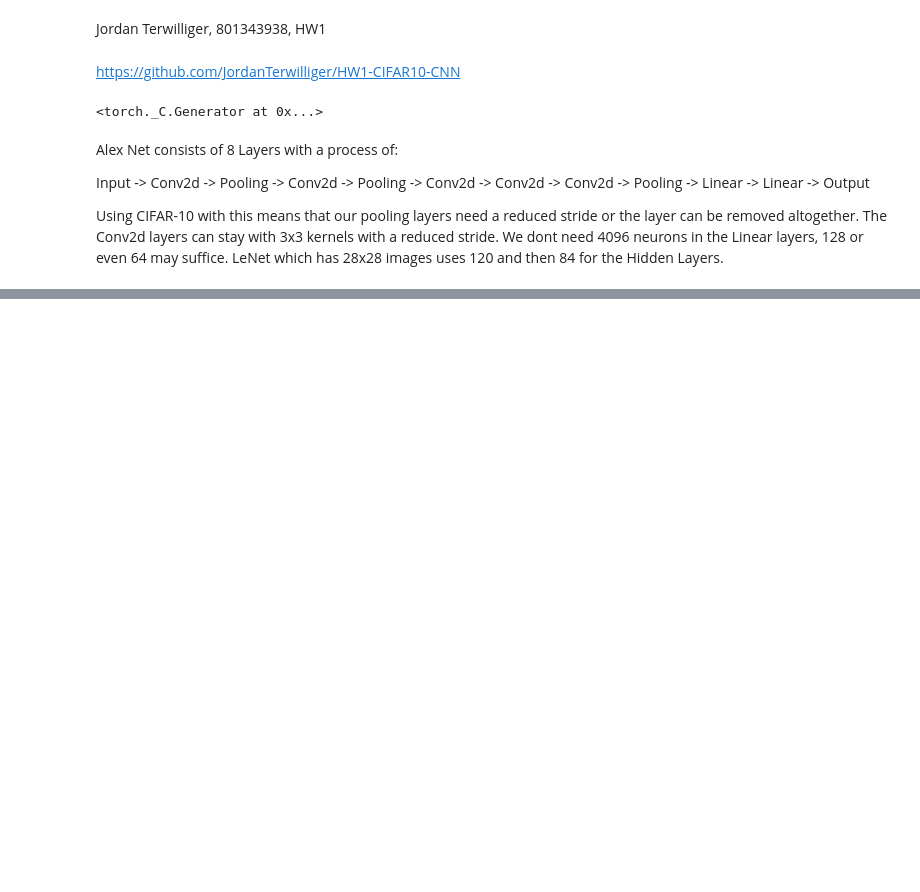
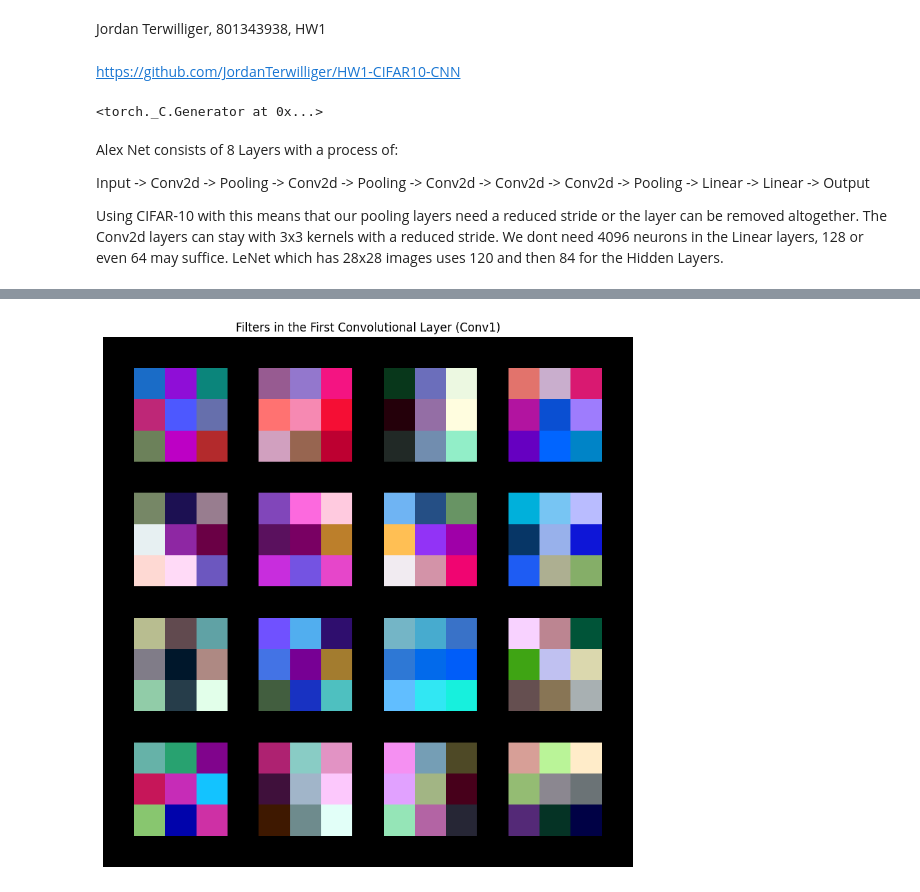
Before and after one commit to JordanTerwilliger/Intro-to-Deep-Learning, a Jupyter notebook: HW1/HW1_CIFAR10_CNN.ipynb, the cells around one changed output, grey strips where cells are left out. Saved outputs shown, nothing was run; the diff lists cells and outputs as text; code cells hidden in the pictures; blank space fills up the shorter version.

```diff
--- a/HW1/HW1_CIFAR10_CNN.ipynb
+++ b/HW1/HW1_CIFAR10_CNN.ipynb
@@ -44,25 +44,27 @@ class ModifiedAlex(nn.Module):
   def __init__(self):
     super().__init__()
 
-    self.conv1 = nn.Conv2d(3, 16, 3, padding=1)
+    self.conv1 = nn.Conv2d(3, 16, 3, padding=0)
     self.pool = nn.MaxPool2d(2,2)
-    self.conv2 = nn.Conv2d(16,16,3, padding =1)
-    self.fc1 = nn.Linear(16*8*8,120)
-    self.fc2 = nn.Linear(120,10)
+    self.conv2 = nn.Conv2d(16,32,3, padding =0)
+    self.fc1 = nn.Linear(32*6*6,120)
+    self.fc2 = nn.Linear(120, 84)
+    self.fc3 = nn.Linear(84,10)
 
   def forward(self,x):
     x = self.pool(F.relu(self.conv1(x)))
     x = self.pool(F.relu(self.conv2(x)))
     x = torch.flatten(x,1)
     x = F.relu(self.fc1(x))
-    x = self.fc2(x)
+    x = F.relu(self.fc2(x))
+    x = self.fc3(x)
     return x
 # %%
 net = ModifiedAlex()
 loss = nn.CrossEntropyLoss()
 optimizer = optim.SGD(net.parameters(), lr = 0.001, momentum = 0.9)
 # %%
-epochs = 30
+epochs = 10
 #Lists for storing loss and validation values
 train_loss_list = []
 val_loss_list = []
@@ -125,0 +175,36 @@ Epoch: 29, Loss: 0.6049, Accuracy: 67.38
+# %%
+import torchvision.utils as vutils
+
+# Get the weights from the first convolutional layer
+# The shape of conv1.weight is (out_channels, in_channels, kernel_height, kernel_width)
+weights = net.conv1.weight.cpu().detach()
+
+# Normalize the weights for visualization (e.g., to range [0, 1])
+# This normalization is per filter channel, then across all filters.
+# Min-max normalization for each filter to make it visible
+
+# For 3-channel input filters, we can visualize them directly.
+# Reshape to (out_channels, kernel_height, kernel_width, in_channels)
+# Then normalize each filter independently
+
+# Let's visualize the filters for each input channel separately, or as RGB if possible
+# For simplicity, we'll average across input channels or take the first channel if not RGB
+
+# If the input channel is 3 (RGB), we can display these directly
+# If it's more or less, we might need to adjust or average
+
+# Given `conv1 = nn.Conv2d(3, 16, 3, padding=1)`, weights shape is [16, 3, 3, 3]
+# We want to display 16 filters, each as a 3x3 RGB image
+
+fig = plt.figure(figsize=(10, 10))
+
+# Create a grid of images for the filters
+grid_img = vutils.make_grid(weights, normalize=True, scale_each=True, nrow=4, padding=1)
+
+# Adjust the dimensions for matplotlib (from C, H, W to H, W, C)
+plt.imshow(grid_img.permute(1, 2, 0))
+plt.title('Filters in the First Convolutional Layer (Conv1)')
+plt.axis('off')
+plt.show()
+# %% [output]
+[figure, added]
```
Also changed, not shown: parts of 17 cells of this notebook.
